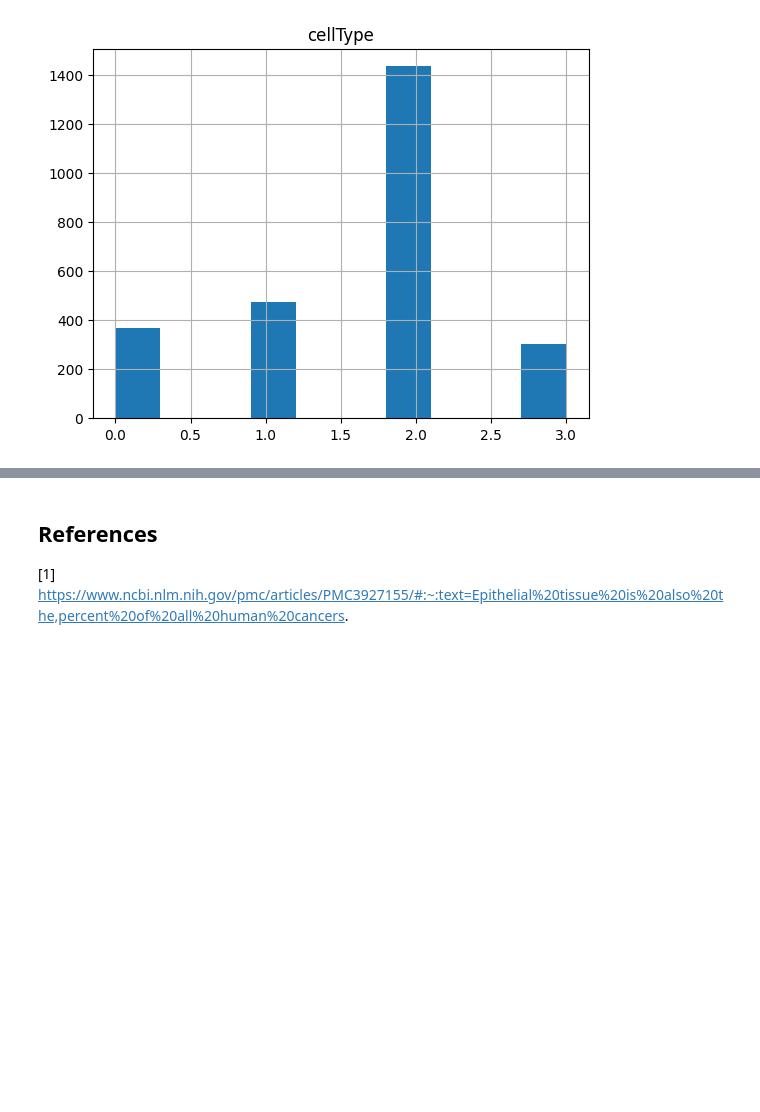
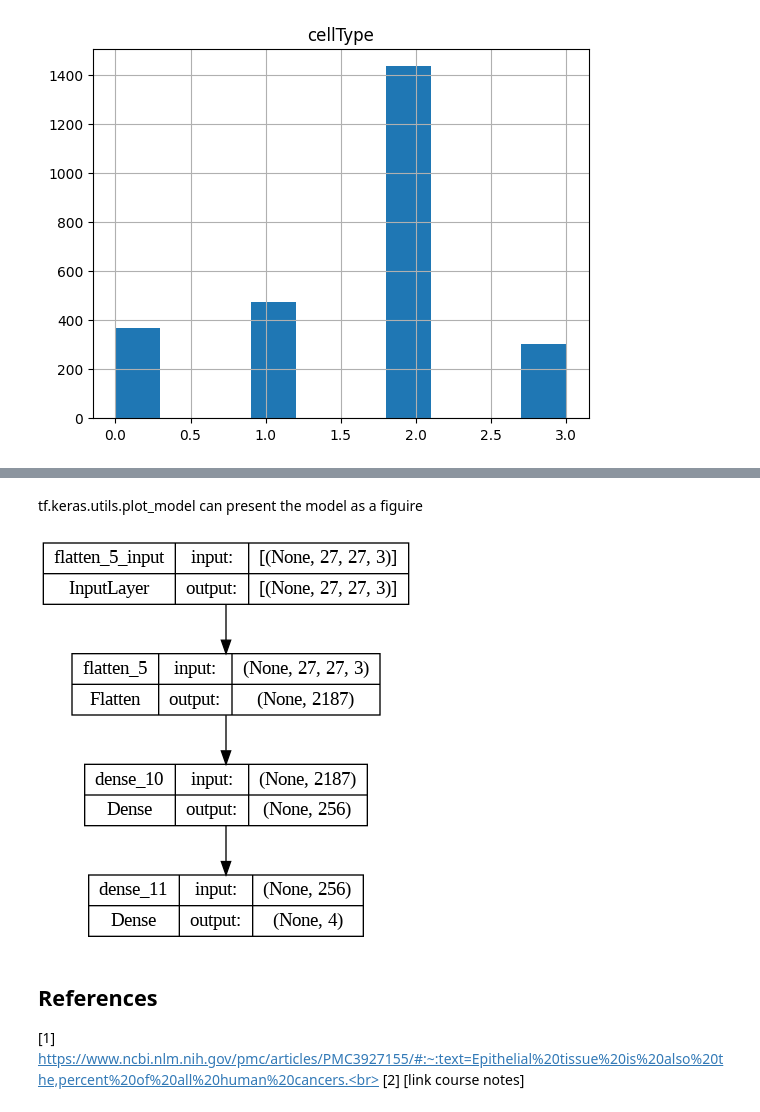
Before and after one commit to anthonysalvatore/comp-machine-learning-a2, a Jupyter notebook: main.ipynb, the cells around one changed output, grey strips where cells are left out. Drawn from its saved outputs; the diff is of its cells as text; code cells hidden in the pictures; blank space fills up the shorter version.

Commit message:
Started work on base model

```diff
--- a/main.ipynb
+++ b/main.ipynb
@@ -251,0 +282,8 @@ Distribution appears fairly similar between train/test/val for all pairings.
+# %%
+INPUT_DIM_c = (27,27,3)
+HIDDEN_LAYER_DIM_c = 256
+OUTPUT_CLASSES_c = 2
+
+INPUT_DIM_t = (27,27,3)
+HIDDEN_LAYER_DIM_t = 256
+OUTPUT_CLASSES_t = 4
@@ -251,0 +293,12 @@ Distribution appears fairly similar between train/test/val for all pairings.
+# %%
+model_c = tf.keras.Sequential([
+    tf.keras.layers.Flatten(input_shape=INPUT_DIM_c),
+    tf.keras.layers.Dense(HIDDEN_LAYER_DIM_c),
+    tf.keras.layers.Dense(OUTPUT_CLASSES_c)
+])
+
+model_t = tf.keras.Sequential([
+    tf.keras.layers.Flatten(input_shape=INPUT_DIM_t),
+    tf.keras.layers.Dense(HIDDEN_LAYER_DIM_t),
+    tf.keras.layers.Dense(OUTPUT_CLASSES_t)
+])
@@ -252,4 +330,12 @@ Distribution appears fairly similar between train/test/val for all pairings.
+# %% [markdown]
+tf.keras.utils.plot_model can present the model as a figuire
+# %%
+tf.keras.utils.plot_model(model_c, show_shapes=True)
+tf.keras.utils.plot_model(model_t, show_shapes=True)
+# %% [output]
+[figure, added]
 # %% [markdown]
 ## References
 
-[1] https://www.ncbi.nlm.nih.gov/pmc/articles/PMC3927155/#:~:text=Epithelial%20tissue%20is%20also%20the,percent%20of%20all%20human%20cancers.
+[1] https://www.ncbi.nlm.nih.gov/pmc/articles/PMC3927155/#:~:text=Epithelial%20tissue%20is%20also%20the,percent%20of%20all%20human%20cancers.<br>
+[2] [link course notes]
```
Also changed, not shown: parts of 10 cells of this notebook.
